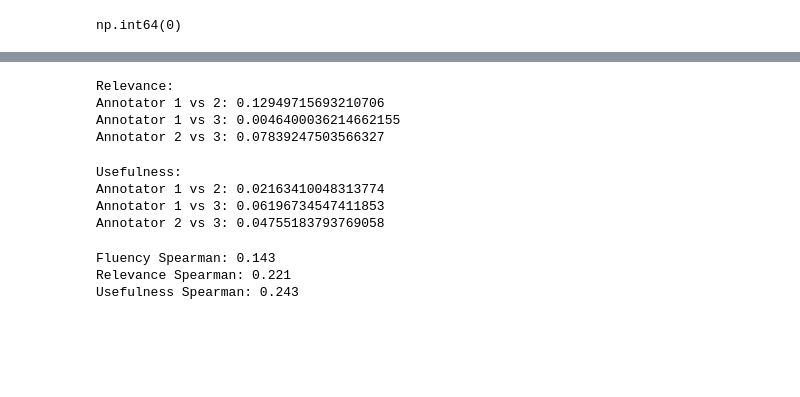
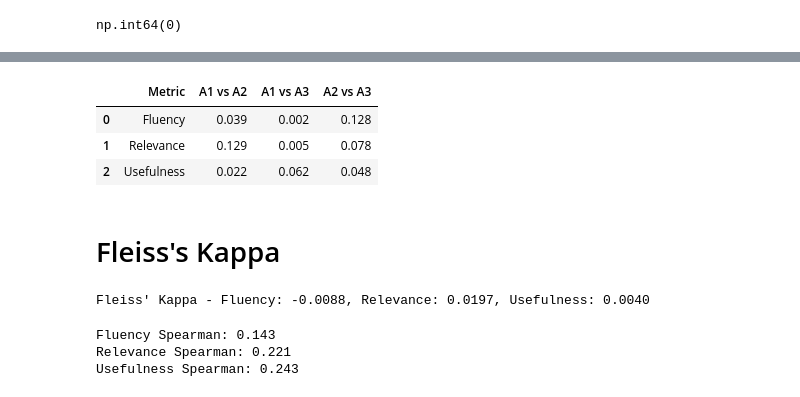
Before and after one commit to raina-joshi/llm-followup-thesis, a Jupyter notebook: preliminary_experiments.ipynb, the cells around one changed output, grey strips where cells are left out. Drawn from its saved outputs; the diff is of its cells as text; code cells hidden in the pictures; blank space fills up the shorter version.

```diff
--- a/preliminary_experiments.ipynb
+++ b/preliminary_experiments.ipynb
@@ -1861,11 +1829,9 @@ def compute_kappa(df, metric):
 # %%
-fluency_kappa = compute_kappa(human_kappa_df, "Fluency")
-relevance_kappa = compute_kappa(human_kappa_df, "Relevance")
-usefulness_kappa = compute_kappa(human_kappa_df, "Usefulness")
+def format_kappa(kappa_dict):
+    items = list(kappa_dict.items())
 
-kappa_df = pd.DataFrame({
-    "Metric": ["Fluency", "Relevance", "Usefulness"],
-    "Kappa": [fluency_kappa, relevance_kappa, usefulness_kappa]
-})
-
-kappa_df
+    return {
+        "A1 vs A2": items[0][1],
+        "A1 vs A3": items[1][1],
+        "A2 vs A3": items[2][1],
+    }
@@ -1903,10 +1837,0 @@ pivot = human_kappa_df.pivot_table(
-# %%
-print("Relevance:")
-print("Annotator 1 vs 2:", cohen_kappa_score(pivot[cols[0]], pivot[cols[1]]))
-print("Annotator 1 vs 3:", cohen_kappa_score(pivot[cols[0]], pivot[cols[2]]))
-print("Annotator 2 vs 3:", cohen_kappa_score(pivot[cols[1]], pivot[cols[2]]))
-# %% [output]
-Relevance:
-Annotator 1 vs 2: 0.12949715693210706
-Annotator 1 vs 3: 0.0046400036214662155
-Annotator 2 vs 3: 0.07839247503566327
@@ -1919,10 +1838,24 @@ pivot = human_kappa_df.pivot_table(
-# %%
-print("Usefulness:")
-print("Annotator 1 vs 2:", cohen_kappa_score(pivot[cols[0]], pivot[cols[1]]))
-print("Annotator 1 vs 3:", cohen_kappa_score(pivot[cols[0]], pivot[cols[2]]))
-print("Annotator 2 vs 3:", cohen_kappa_score(pivot[cols[1]], pivot[cols[2]]))
-# %% [output]
-Usefulness:
-Annotator 1 vs 2: 0.02163410048313774
-Annotator 1 vs 3: 0.06196734547411853
-Annotator 2 vs 3: 0.04755183793769058
+# %%
+fluency_kappa = compute_pairwise_kappa(human_kappa_df, "Fluency")
+relevance_kappa = compute_pairwise_kappa(human_kappa_df, "Relevance")
+usefulness_kappa = compute_pairwise_kappa(human_kappa_df, "Usefulness")
+# %%
+fluency_clean = format_kappa(fluency_kappa)
+relevance_clean = format_kappa(relevance_kappa)
+usefulness_clean = format_kappa(usefulness_kappa)
+
+kappa_df = pd.DataFrame([
+    {"Metric": "Fluency", **fluency_clean},
+    {"Metric": "Relevance", **relevance_clean},
+    {"Metric": "Usefulness", **usefulness_clean},
+])
+
+kappa_df.iloc[:, 1:] = kappa_df.iloc[:, 1:].round(3)
+kappa_df
+# %% [output]
+|  | Metric | A1 vs A2 | A1 vs A3 | A2 vs A3 |
+| 0 | Fluency | 0.039 | 0.002 | 0.128 |
+| 1 | Relevance | 0.129 | 0.005 | 0.078 |
+| 2 | Usefulness | 0.022 | 0.062 | 0.048 |
+# %% [markdown]
+# Fleiss's Kappa
@@ -1929,3 +1880,16 @@ Annotator 2 vs 3: 0.04755183793769058
+# %%
+fluency_mat = prepare_fleiss(human_kappa_df, "Fluency")
+relevance_mat = prepare_fleiss(human_kappa_df, "Relevance")
+usefulness_mat = prepare_fleiss(human_kappa_df, "Usefulness")
+
+fluency_fleiss = fleiss_kappa(fluency_mat)
+relevance_fleiss = fleiss_kappa(relevance_mat)
+usefulness_fleiss = fleiss_kappa(usefulness_mat)
+
+fluency_fleiss, relevance_fleiss, usefulness_fleiss
+print(f"Fleiss' Kappa - Fluency: {fluency_fleiss:.4f}, Relevance: {relevance_fleiss:.4f}, Usefulness: {usefulness_fleiss:.4f}")
+# %% [output]
+Fleiss' Kappa - Fluency: -0.0088, Relevance: 0.0197, Usefulness: 0.0040
 # %%
 from scipy.stats import spearmanr
 
```
Also changed, not shown: parts of 11 cells of this notebook.
